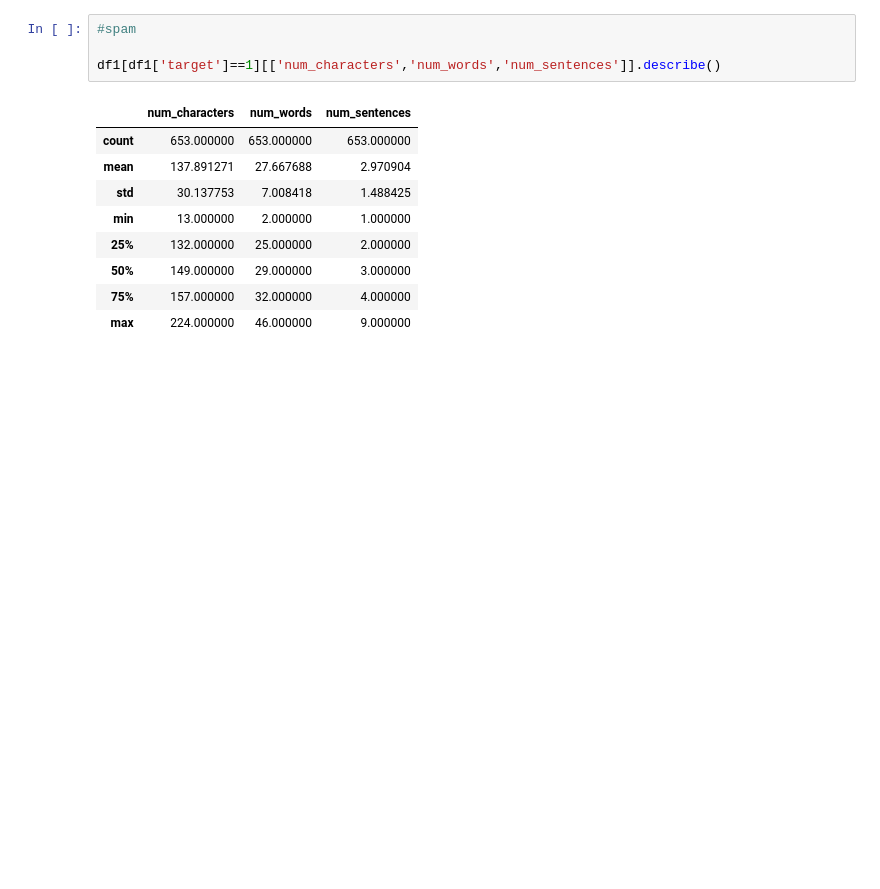
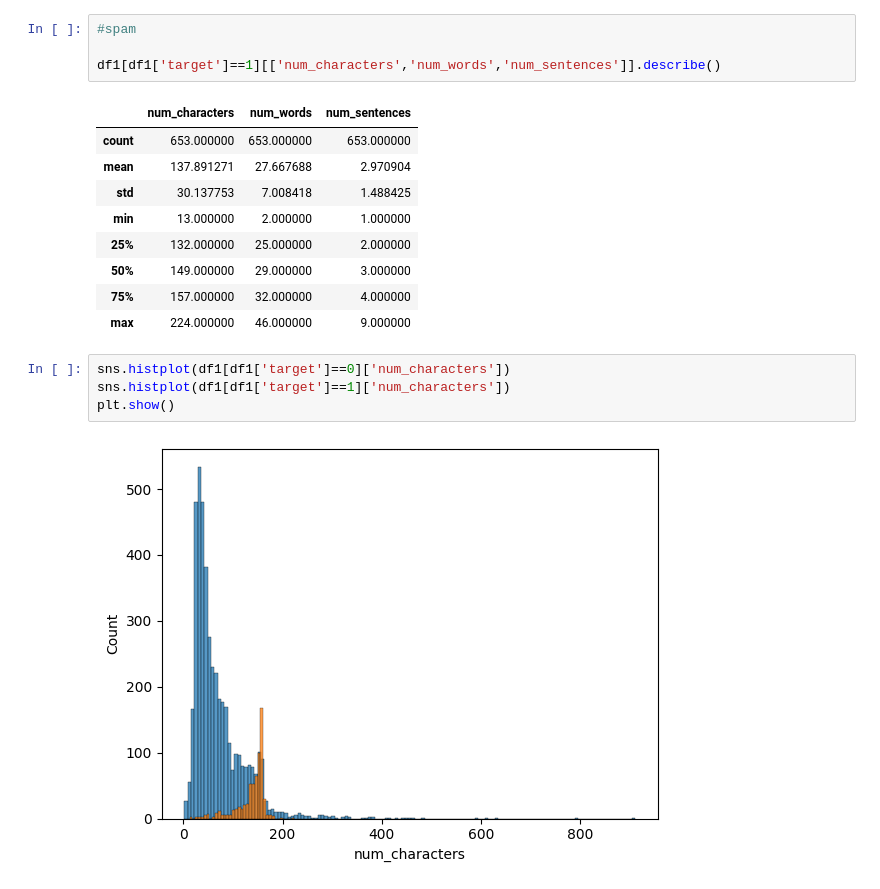
Before and after one commit to saptarshipal1/sms_spam_classification, a Jupyter notebook: data/sms_spam_classification.ipynb, the cells around one changed output. Saved outputs shown, nothing was run; the diff lists cells and outputs as text; blank space fills up the shorter version.

```diff
--- a/data/sms_spam_classification.ipynb
+++ b/data/sms_spam_classification.ipynb
@@ -184,3 +184,9 @@ df1[df1['target']==1][['num_characters','num_words','num_sentences']].describe()
 | 50% | 149.000000 | 29.000000 | 3.000000 |
 | 75% | 157.000000 | 32.000000 | 4.000000 |
 | max | 224.000000 | 46.000000 | 9.000000 |
+# %%
+sns.histplot(df1[df1['target']==0]['num_characters'])
+sns.histplot(df1[df1['target']==1]['num_characters'])
+plt.show()
+# %% [output]
+[figure, added]
```
Also changed, not shown: parts of 5 cells of this notebook.
